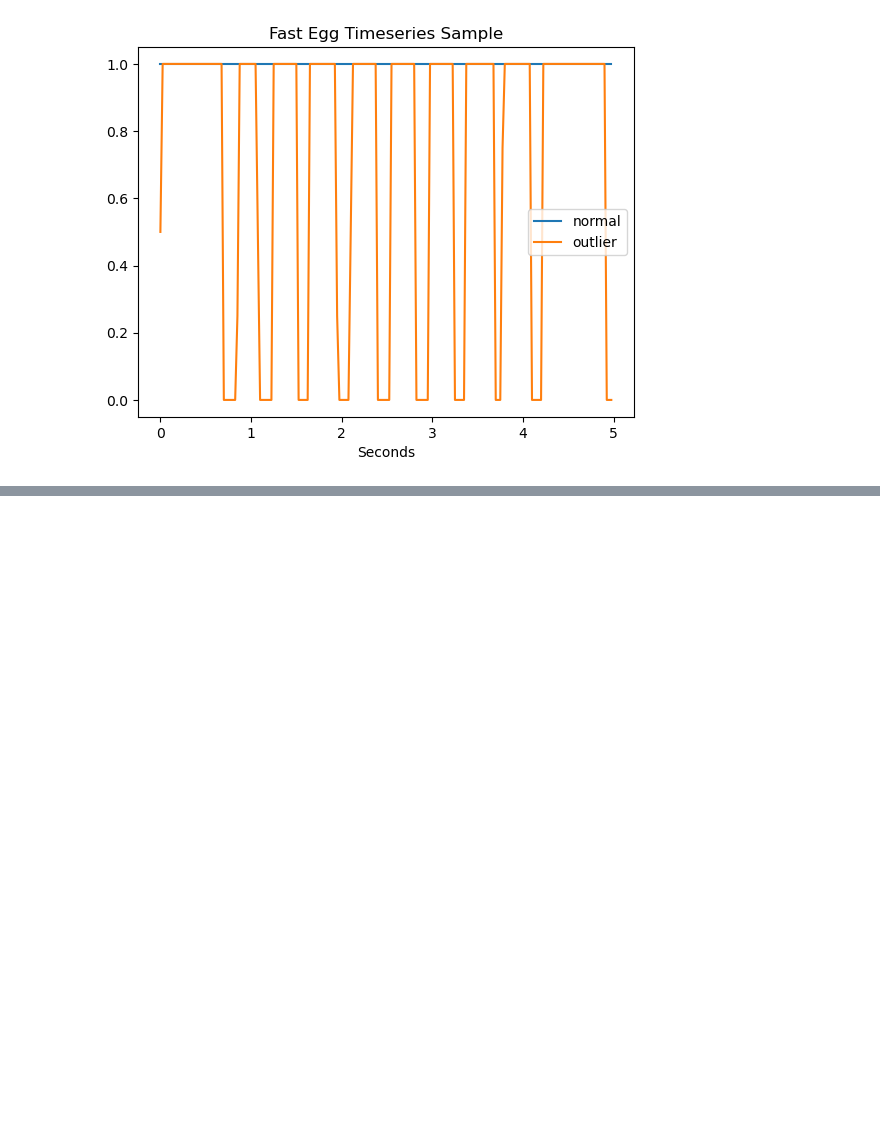
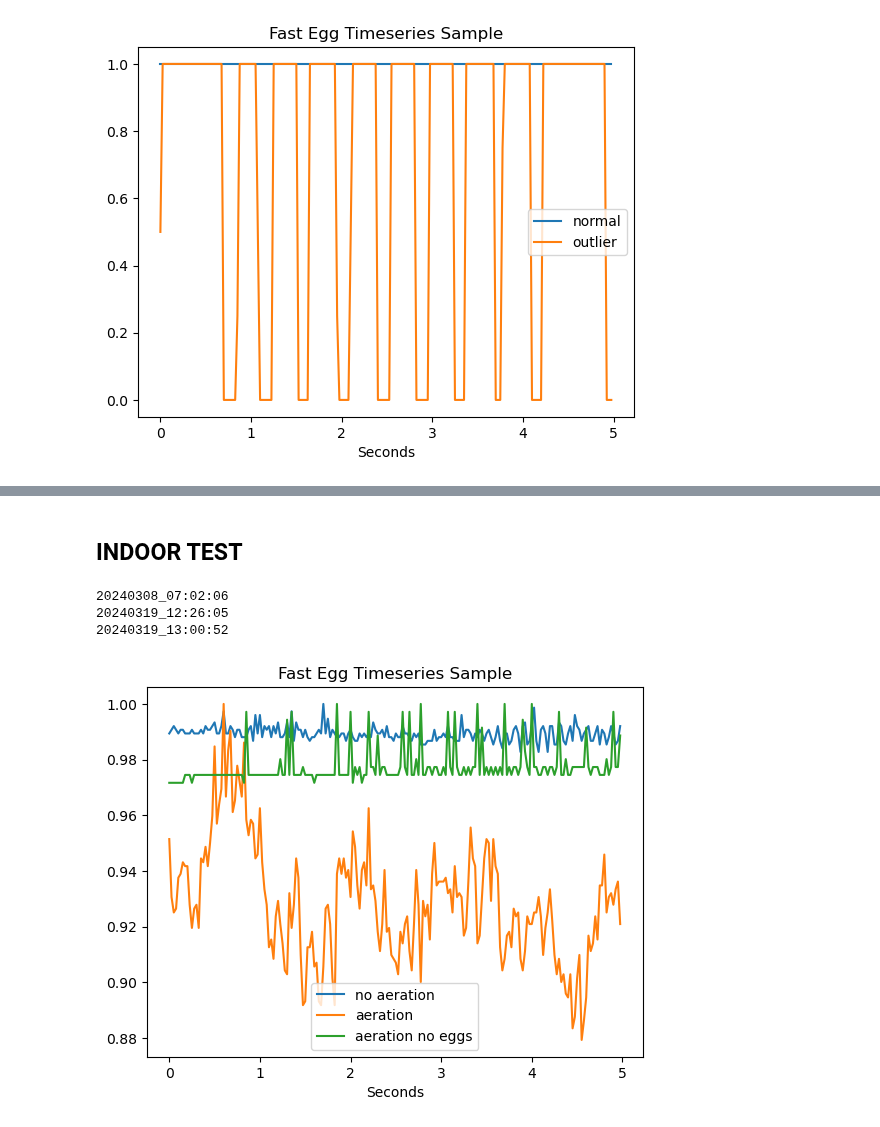
Before and after one commit to wFairmanOlin/Biomass, a Jupyter notebook: egg_eye/code/novelty_detector.ipynb, the cells around one changed output, grey strips where cells are left out. Drawn from its saved outputs; the diff is of its cells as text; code cells hidden in the pictures; blank space fills up the shorter version.

```diff
--- a/egg_eye/code/novelty_detector.ipynb
+++ b/egg_eye/code/novelty_detector.ipynb
@@ -210 +275,54 @@ plt.show()
 [figure]
+# %% [markdown]
+## INDOOR TEST
+# %%
+n = 300
+
+ref = db.reference('/egg_eye_1/fdata')
+data = ref.order_by_key().limit_to_last(n).get()
+
+ref_adc = db.reference('/egg_eye_1/adcdata')
+data_adc = ref_adc.order_by_key().limit_to_last(n).get()
+# %%
+biomass_keys = list(data.keys())
+adc_keys = list(data_adc.keys())
+
+#aeration started at 8:16
+#fish eggs floating 8:18
+#fish eggs stop floating 8:20
+#fish eggs stirring 8:22
+#bubbler started 8:24
+#fork in slot 8:26
+#bubbler moved 8:31
+#bubbler stopped, sensors out of water 8:33
+#no eggs with bubbler 8:38
+#bubbler moved 8:40
+#turbidity added 8:57
+
+
+print(biomass_keys[0])
+print(biomass_keys[-38])
+print(biomass_keys[-1])
+
+x = np.arange(200)/40
+y = np.array(data['20240319_08:08:49']['data']).astype('int')
+y = y / y.max()
+y1 = np.array(data['20240319_08:17:49']['data']).astype('int')
+y1 = y1 / y1.max()
+y2 = np.array(data[biomass_keys[-1]]['data']).astype('int')
+y2 = y2 / y2.max()
+
+
+plt.figure()
+plt.title("Fast Egg Timeseries Sample")
+plt.xlabel("Seconds")
+plt.plot(x,y)
+plt.plot(x,y1)
+plt.plot(x, y2)
+plt.legend(['no aeration', 'aeration', 'aeration no eggs'])
+plt.show()
+# %% [output]
+20240308_07:02:06
+20240319_12:26:05
+20240319_13:00:52
+[figure, added]
```
Also changed, not shown: parts of 11 cells of this notebook, 3 other files.
